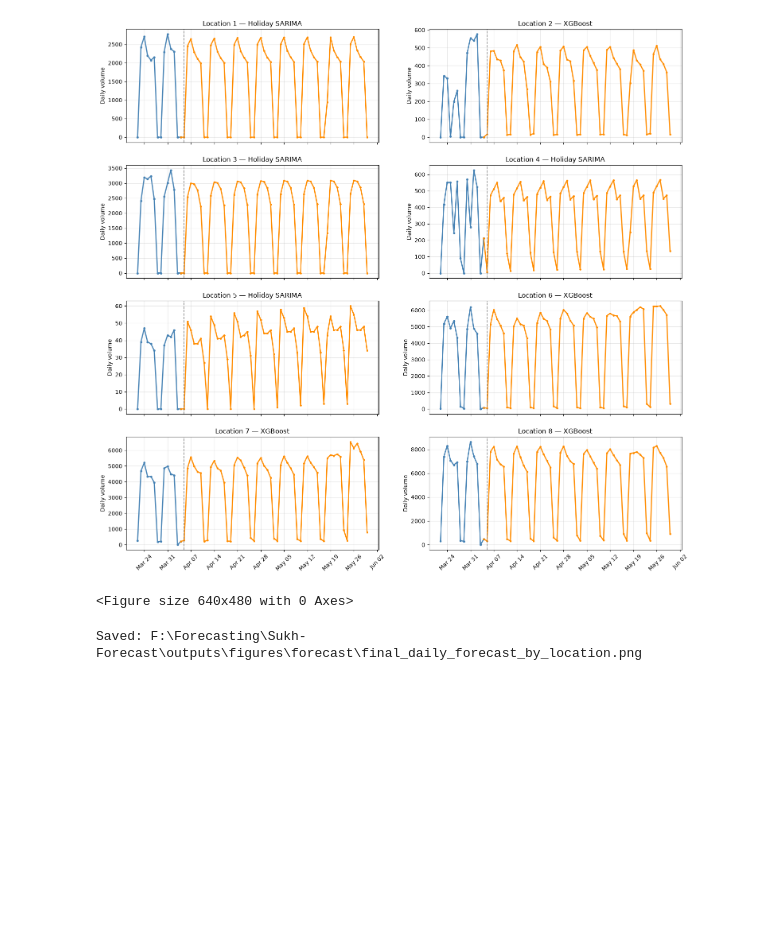
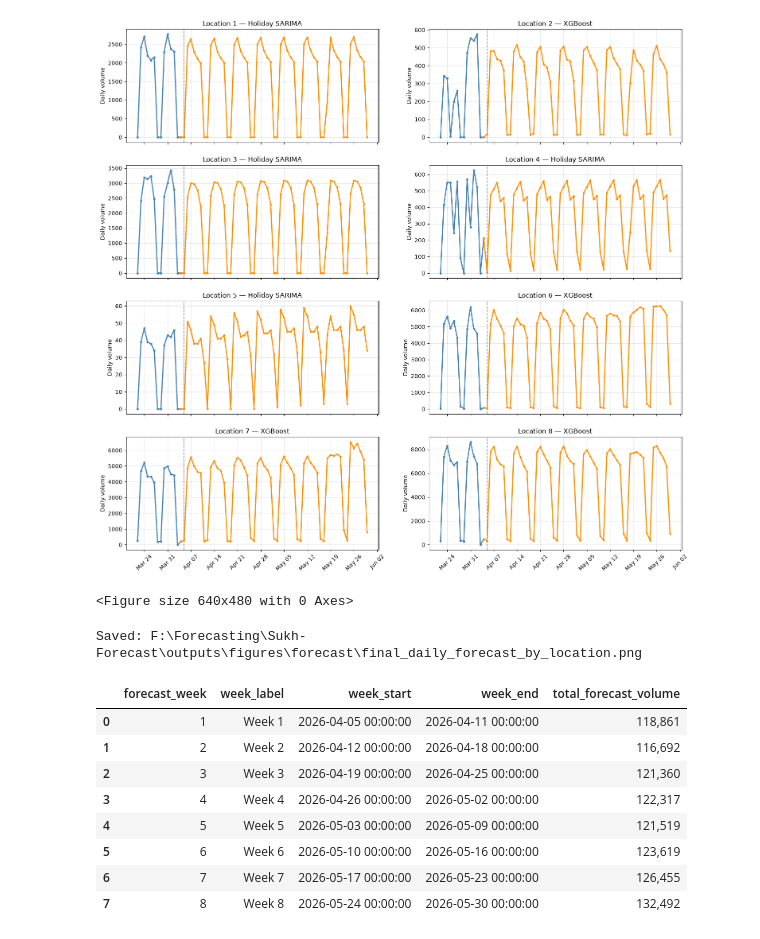
Before and after one commit to Sukh-sudo/Sukh-Forecast, a Jupyter notebook: notebooks/04_final_forecast.ipynb, the cells around one changed output. Saved outputs shown, nothing was run; the diff lists cells and outputs as text; code cells hidden in the pictures; blank space fills up the shorter version.

```diff
--- a/notebooks/04_final_forecast.ipynb
+++ b/notebooks/04_final_forecast.ipynb
@@ -1314,3 +1316,58 @@ print(
 # %% [output]
 <Figure size 640x480 with 0 Axes>
 Saved: F:\Forecasting\Sukh-Forecast\outputs\figures\forecast\final_daily_forecast_by_location.png
+# %%
+
+# Ensure the date field is datetime
+final_terminal_forecast["Date"] = pd.to_datetime(
+    final_terminal_forecast["Date"]
+)
+
+# Define forecast weeks as consecutive 7-day blocks,
+# starting from the first forecast date
+forecast_start = final_terminal_forecast["Date"].min()
+
+final_terminal_forecast["forecast_week"] = (
+    (final_terminal_forecast["Date"] - forecast_start).dt.days // 7 + 1
+)
+
+weekly_forecast_summary = (
+    final_terminal_forecast
+    .groupby("forecast_week", as_index=False)
+    .agg(
+        week_start=("Date", "min"),
+        week_end=("Date", "max"),
+        total_forecast_volume=("forecast_volume", "sum")
+    )
+)
+
+weekly_forecast_summary["week_label"] = (
+    "Week " + weekly_forecast_summary["forecast_week"].astype(str)
+)
+
+weekly_forecast_summary = weekly_forecast_summary[
+    ["forecast_week", "week_label", "week_start", "week_end", "total_forecast_volume"]
+]
+
+# Save the weekly forecast totals
+OUTPUT_DIR = Path("../outputs/forecasts")
+OUTPUT_DIR.mkdir(parents=True, exist_ok=True)
+
+weekly_forecast_summary.to_csv(
+    OUTPUT_DIR / "weekly_forecast_total_volume.csv",
+    index=False
+)
+
+weekly_forecast_summary.style.format(
+    {"total_forecast_volume": "{:,.0f}"}
+)
+# %% [output]
+|  | forecast_week | week_label | week_start | week_end | total_forecast_volume |
+| 0 | 1 | Week 1 | 2026-04-05 00:00:00 | 2026-04-11 00:00:00 | 118,861 |
+| 1 | 2 | Week 2 | 2026-04-12 00:00:00 | 2026-04-18 00:00:00 | 116,692 |
+| 2 | 3 | Week 3 | 2026-04-19 00:00:00 | 2026-04-25 00:00:00 | 121,360 |
+| 3 | 4 | Week 4 | 2026-04-26 00:00:00 | 2026-05-02 00:00:00 | 122,317 |
+| 4 | 5 | Week 5 | 2026-05-03 00:00:00 | 2026-05-09 00:00:00 | 121,519 |
+| 5 | 6 | Week 6 | 2026-05-10 00:00:00 | 2026-05-16 00:00:00 | 123,619 |
+| 6 | 7 | Week 7 | 2026-05-17 00:00:00 | 2026-05-23 00:00:00 | 126,455 |
+| 7 | 8 | Week 8 | 2026-05-24 00:00:00 | 2026-05-30 00:00:00 | 132,492 |
```
Also changed, not shown: parts of 2 cells of this notebook, 5 other files.
